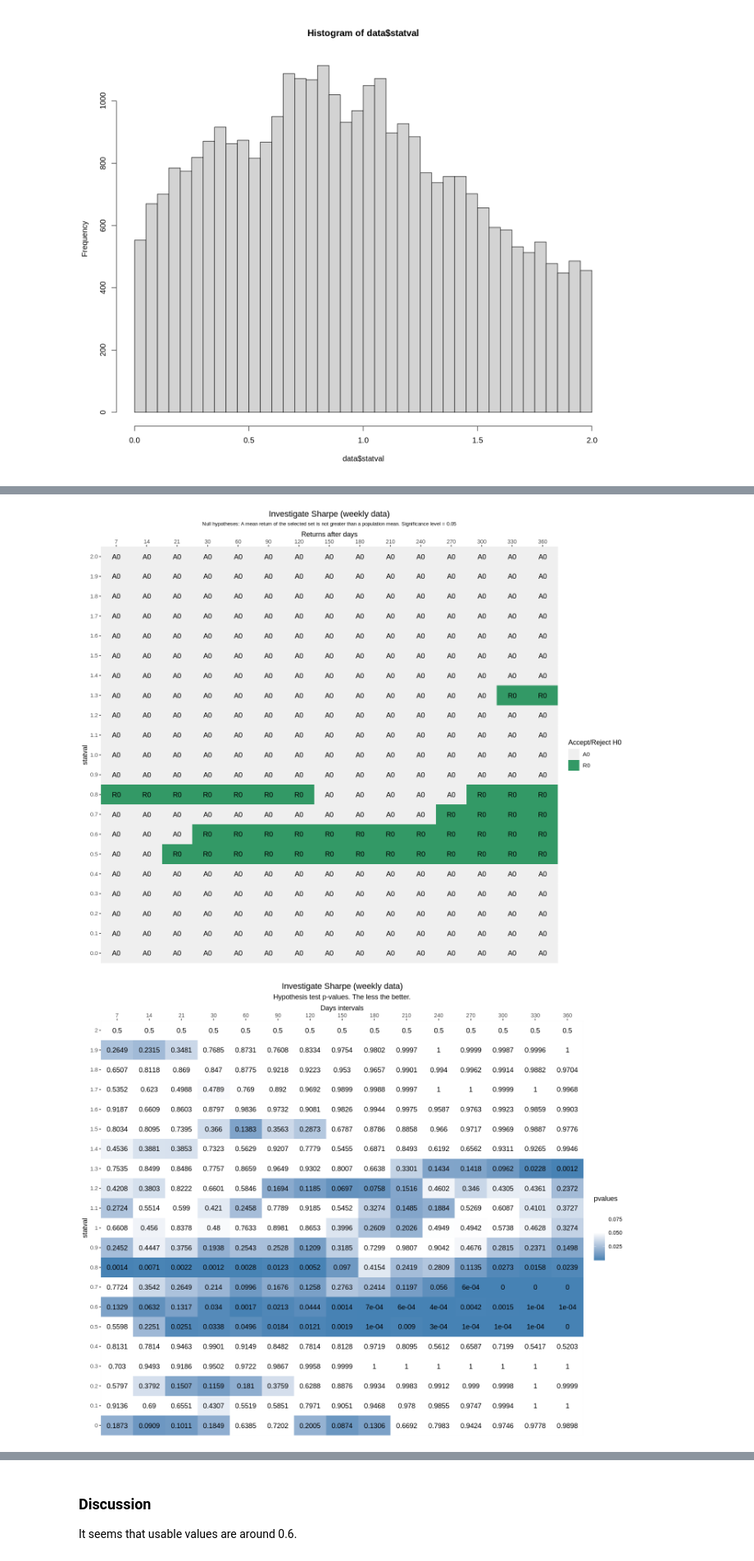
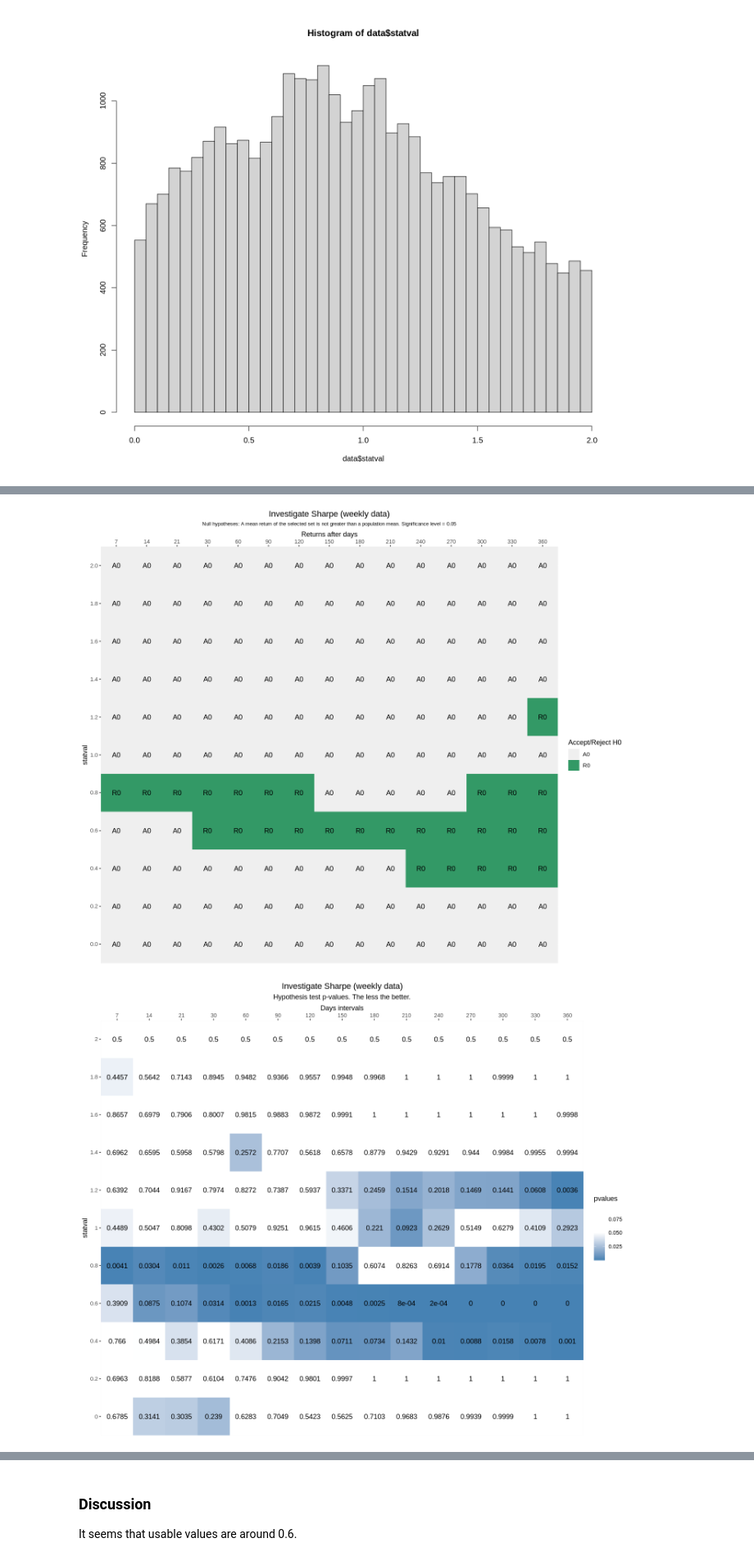
Before and after one commit to Svancara/C2ScoringWorkbench, a Jupyter notebook: C2Score_Sharpe.ipynb, the cells around one changed output, grey strips where cells are left out. Shown at 82% size. Saved outputs shown, nothing was run; the diff lists cells and outputs as text; code cells hidden in the pictures.

```diff
--- a/C2Score_Sharpe.ipynb
+++ b/C2Score_Sharpe.ipynb
@@ -56,23 +56,23 @@ hist(data$statval,breaks=50)
 # %%
 experiment = list(
   name = "Sharpe weekly, Age > 90",
   description = "Investigate Sharpe (weekly data)",
   sqlText = sql, # the latest sql above
   attributeName = "statval",
-  attributeSteps = seq(from = 0, to = 2, by = 0.1))
+  attributeSteps = seq(from = 0, to = 2, by = 0.2))
 
 result = makeExperiment(experiment)
 # %% [output]
 We have calculated and stored the whole population statistics of strategies daily returns after 7, 14, ..., 360 days. Day after day. Now, we selected a particular statistics data (a sample) from the w ...
 
 The following table contains this hypothesis tests for defined stats intervals and all 7, 14, ..., 360 days time intervals.
 
 
 Descriptive stats of all data selected in the experiment:
      Systems    Obsrvtns     Minimum     1st Qu.      Median        Mean     3rd Qu.     Maximum          SD
         1183       31576      0.0100      0.5100      0.9000      0.9324      1.3300      2.0000      0.5205
-[figure, old version]
+[figure, new version]
-[figure, old version]
+[figure, new version]
 # %%
 showSDLessHypothesisTest(experiment, result)
 # %% [output]
```
Also changed, not shown: parts of 6 cells of this notebook.
